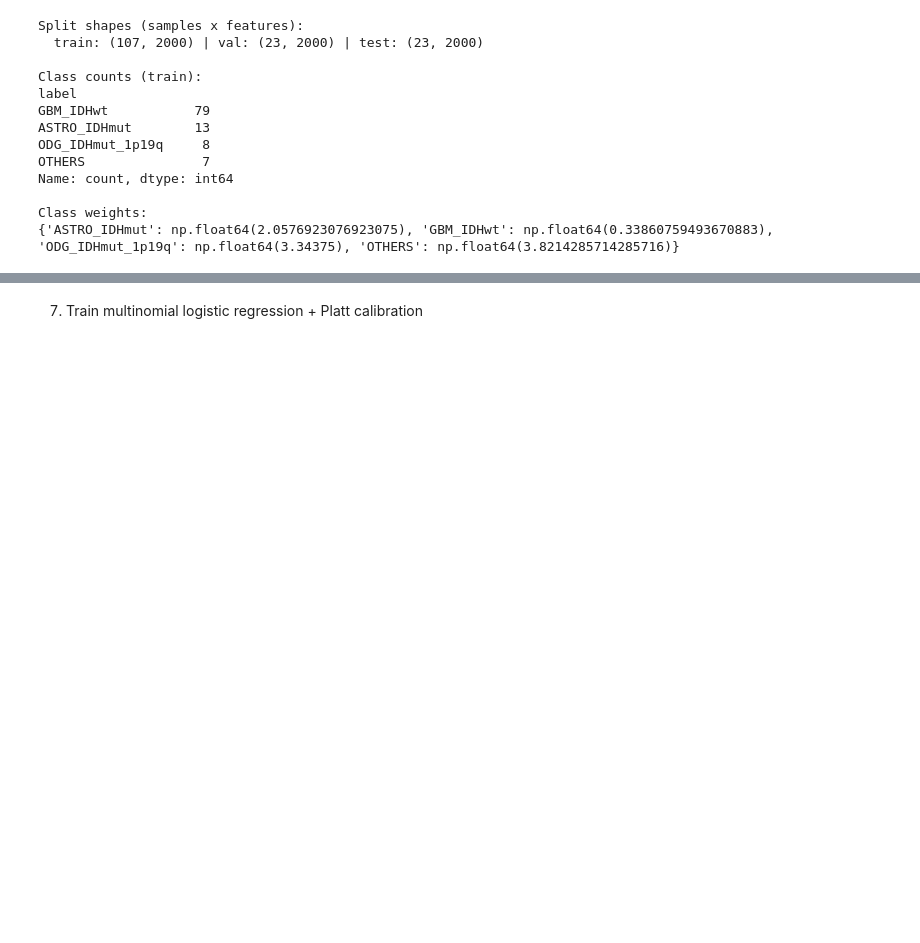
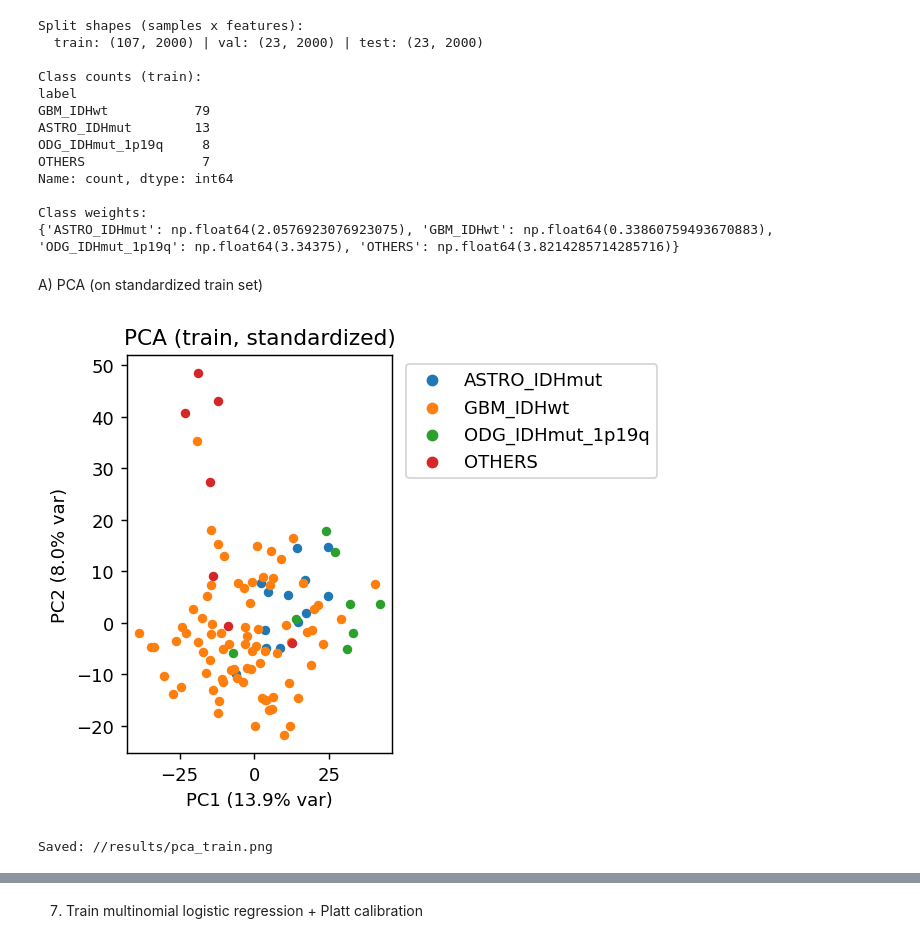
Before and after one commit to sritipeach1/FFPE-Brain-Tumor-Classification, a Jupyter notebook: notebooks/01_ffpe_train.ipynb, the cells around one changed output, grey strips where cells are left out. Drawn from its saved outputs; the diff is of its cells as text; code cells hidden in the pictures; blank space fills up the shorter version.

```diff
--- a/notebooks/01_ffpe_train.ipynb
+++ b/notebooks/01_ffpe_train.ipynb
@@ -380,3 +380,26 @@ Name: count, dtype: int64
 
 Class weights:
 {'ASTRO_IDHmut': np.float64(2.0576923076923075), 'GBM_IDHwt': np.float64(0.33860759493670883), 'ODG_IDHmut_1p19q': np.float64(3.34375), 'OTHERS': np.float64(3.8214285714285716)}
+# %% [markdown]
+A) PCA (on standardized train set)
+# %%
+from sklearn.decomposition import PCA
+
+pca = PCA(n_components=2, random_state=42)
+Ztr_pca = pca.fit_transform(Xtr)
+
+plt.figure(figsize=(5,4))
+for lab in np.unique(y_train):
+    idx = (y_train.values == lab)
+    plt.scatter(Ztr_pca[idx, 0], Ztr_pca[idx, 1], s=18, label=lab)
+plt.xlabel(f"PC1 ({pca.explained_variance_ratio_[0]*100:.1f}% var)")
+plt.ylabel(f"PC2 ({pca.explained_variance_ratio_[1]*100:.1f}% var)")
+plt.title("PCA (train, standardized)")
+plt.legend(markerscale=1.3, bbox_to_anchor=(1.02,1), loc="upper left")
+plt.tight_layout()
+plt.savefig(f"{RESULTS}/pca_train.png", bbox_inches="tight", dpi=140)
+plt.show()
+print("Saved:", f"{RESULTS}/pca_train.png")
+# %% [output]
+[figure, added]
+Saved: //results/pca_train.png
```
Also changed, not shown: parts of 2 cells of this notebook.
